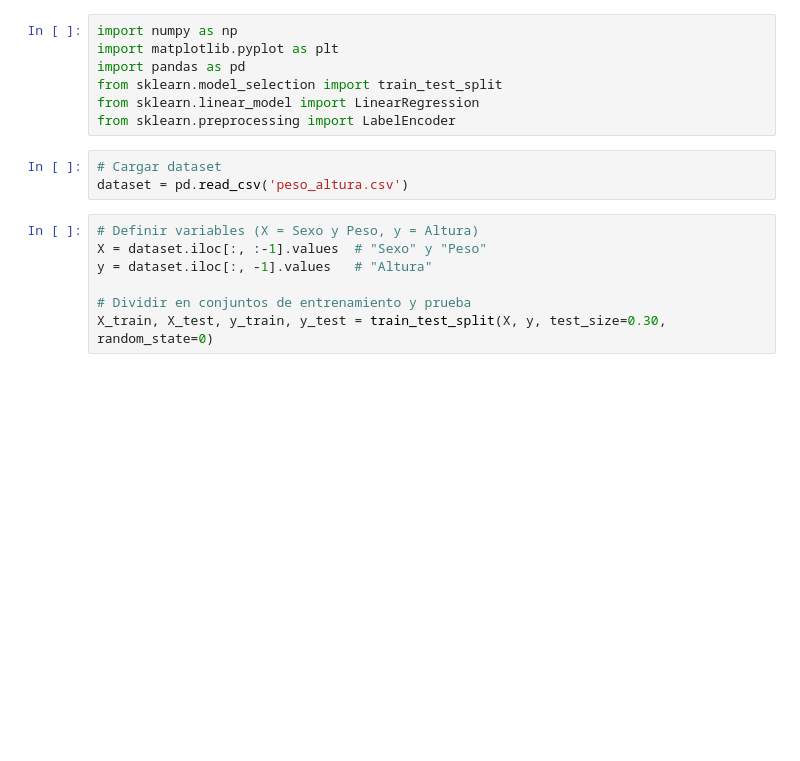
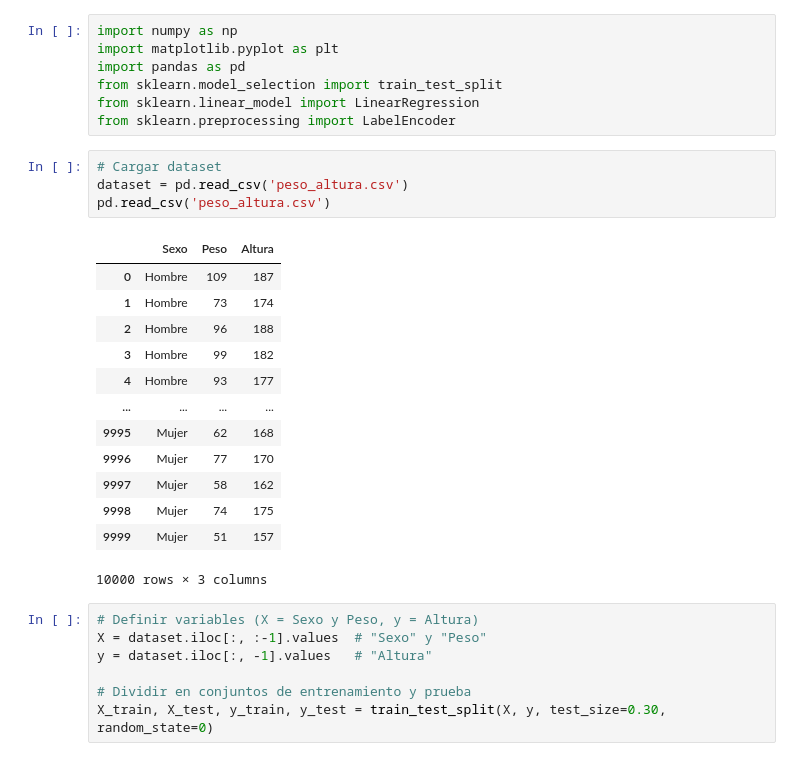
Before and after one commit to ConstantinMadalin/CosasdeClase, a Jupyter notebook: SIAA/Regresion Lineal/peso_altura.ipynb, the cells around one changed output. Drawn from its saved outputs; the diff is of its cells as text; blank space fills up the shorter version.

```diff
--- a/SIAA/Regresion Lineal/peso_altura.ipynb
+++ b/SIAA/Regresion Lineal/peso_altura.ipynb
@@ -8,6 +8,21 @@ from sklearn.preprocessing import LabelEncoder
 # %%
 # Cargar dataset
 dataset = pd.read_csv('peso_altura.csv')
+pd.read_csv('peso_altura.csv')
+# %% [output]
+|  | Sexo | Peso | Altura |
+| 0 | Hombre | 109 | 187 |
+| 1 | Hombre | 73 | 174 |
+| 2 | Hombre | 96 | 188 |
+| 3 | Hombre | 99 | 182 |
+| 4 | Hombre | 93 | 177 |
+| ... | ... | ... | ... |
+| 9995 | Mujer | 62 | 168 |
+| 9996 | Mujer | 77 | 170 |
+| 9997 | Mujer | 58 | 162 |
+| 9998 | Mujer | 74 | 175 |
+| 9999 | Mujer | 51 | 157 |
+10000 rows × 3 columns
 # %%
 # Definir variables (X = Sexo y Peso, y = Altura)
 X = dataset.iloc[:, :-1].values  # "Sexo" y "Peso"
```
